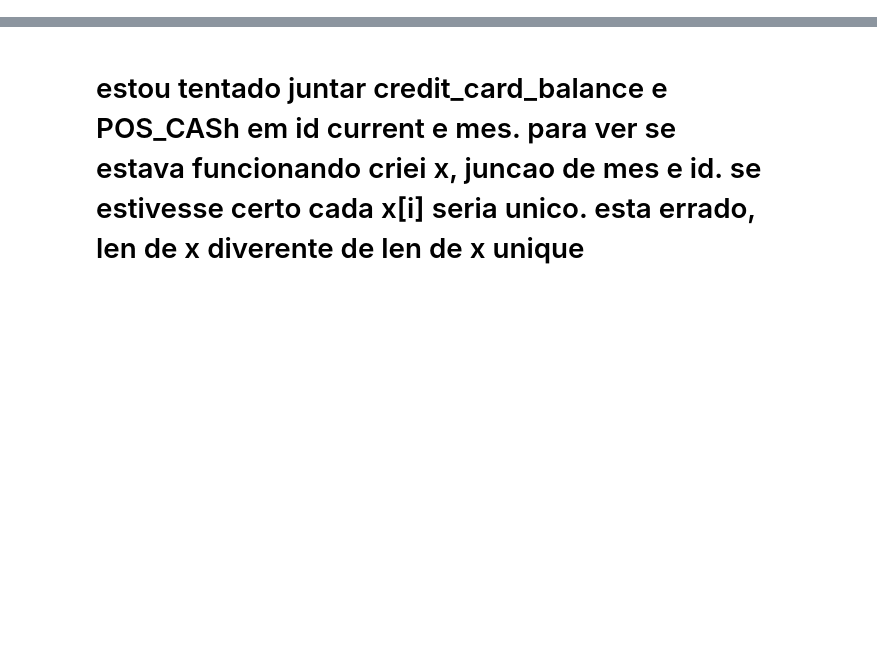
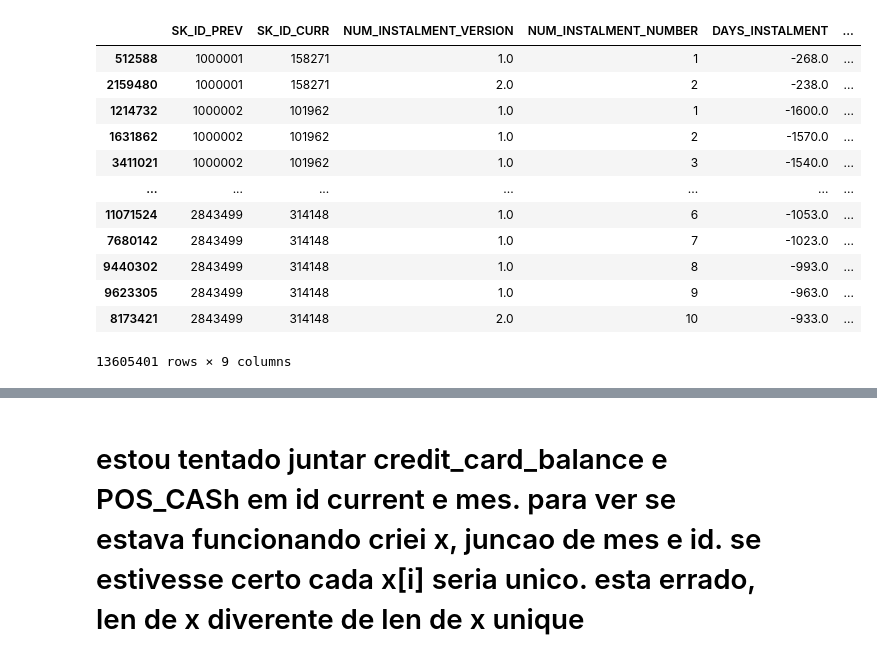
Before and after one commit to mateusexel/home-credit-default-risk, a Jupyter notebook: exploring_data.ipynb, the cells around one changed output, grey strips where cells are left out. Saved outputs shown, nothing was run; the diff lists cells and outputs as text; code cells hidden in the pictures; blank space fills up the shorter version.

```diff
--- a/exploring_data.ipynb
+++ b/exploring_data.ipynb
@@ -19,0 +24,16 @@ installments_payments =  pd.read_csv('./data/installments_payments.csv')
+# %%
+installments_payments
+# %% [output]
+|  | SK_ID_PREV | SK_ID_CURR | NUM_INSTALMENT_VERSION | NUM_INSTALMENT_NUMBER | DAYS_INSTALMENT | ... |
+| 512588 | 1000001 | 158271 | 1.0 | 1 | -268.0 | ... |
+| 2159480 | 1000001 | 158271 | 2.0 | 2 | -238.0 | ... |
+| 1214732 | 1000002 | 101962 | 1.0 | 1 | -1600.0 | ... |
+| 1631862 | 1000002 | 101962 | 1.0 | 2 | -1570.0 | ... |
+| 3411021 | 1000002 | 101962 | 1.0 | 3 | -1540.0 | ... |
+| ... | ... | ... | ... | ... | ... | ... |
+| 11071524 | 2843499 | 314148 | 1.0 | 6 | -1053.0 | ... |
+| 7680142 | 2843499 | 314148 | 1.0 | 7 | -1023.0 | ... |
+| 9440302 | 2843499 | 314148 | 1.0 | 8 | -993.0 | ... |
+| 9623305 | 2843499 | 314148 | 1.0 | 9 | -963.0 | ... |
+| 8173421 | 2843499 | 314148 | 2.0 | 10 | -933.0 | ... |
+13605401 rows × 9 columns
```
Also changed, not shown: parts of 25 cells of this notebook.
